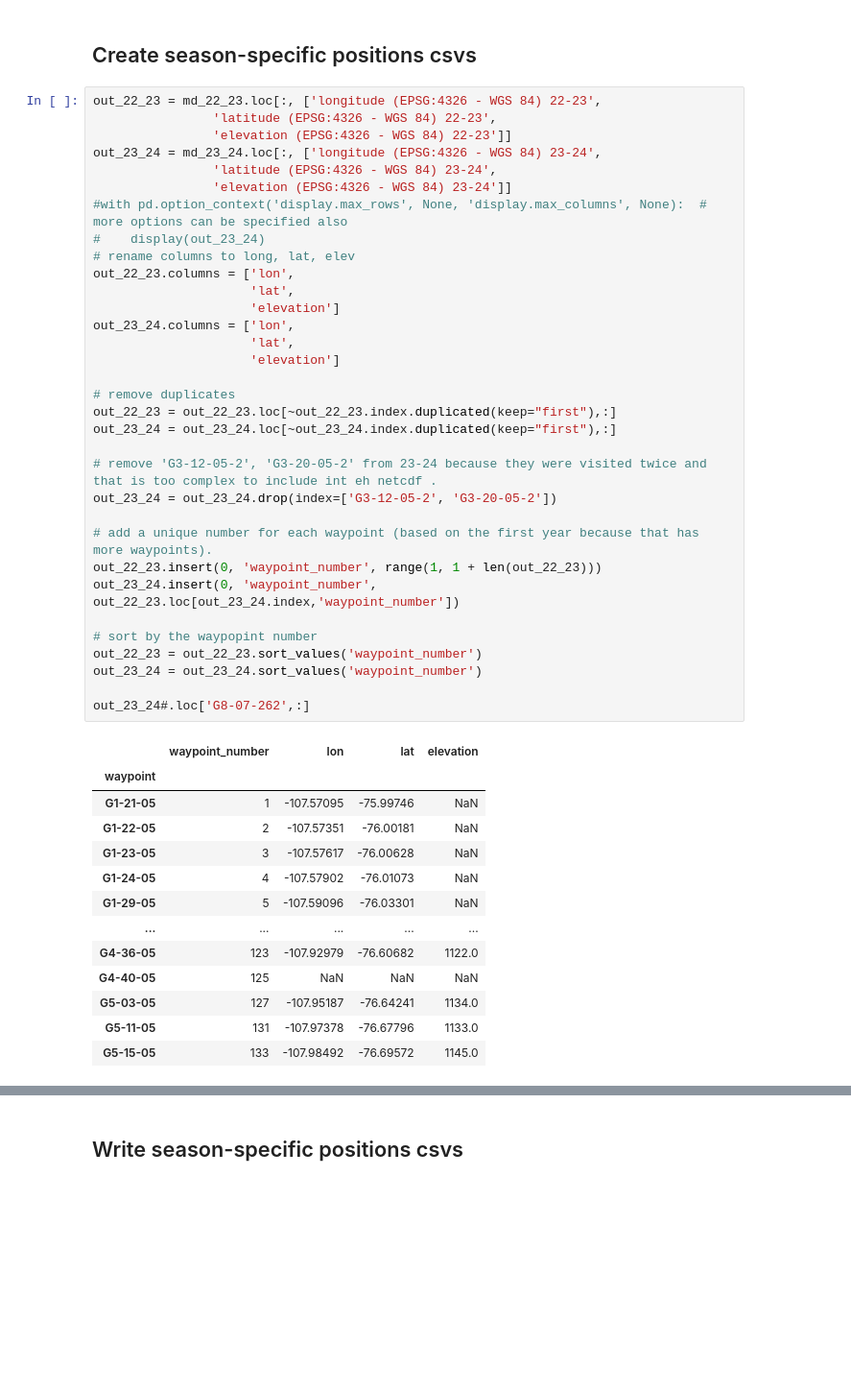
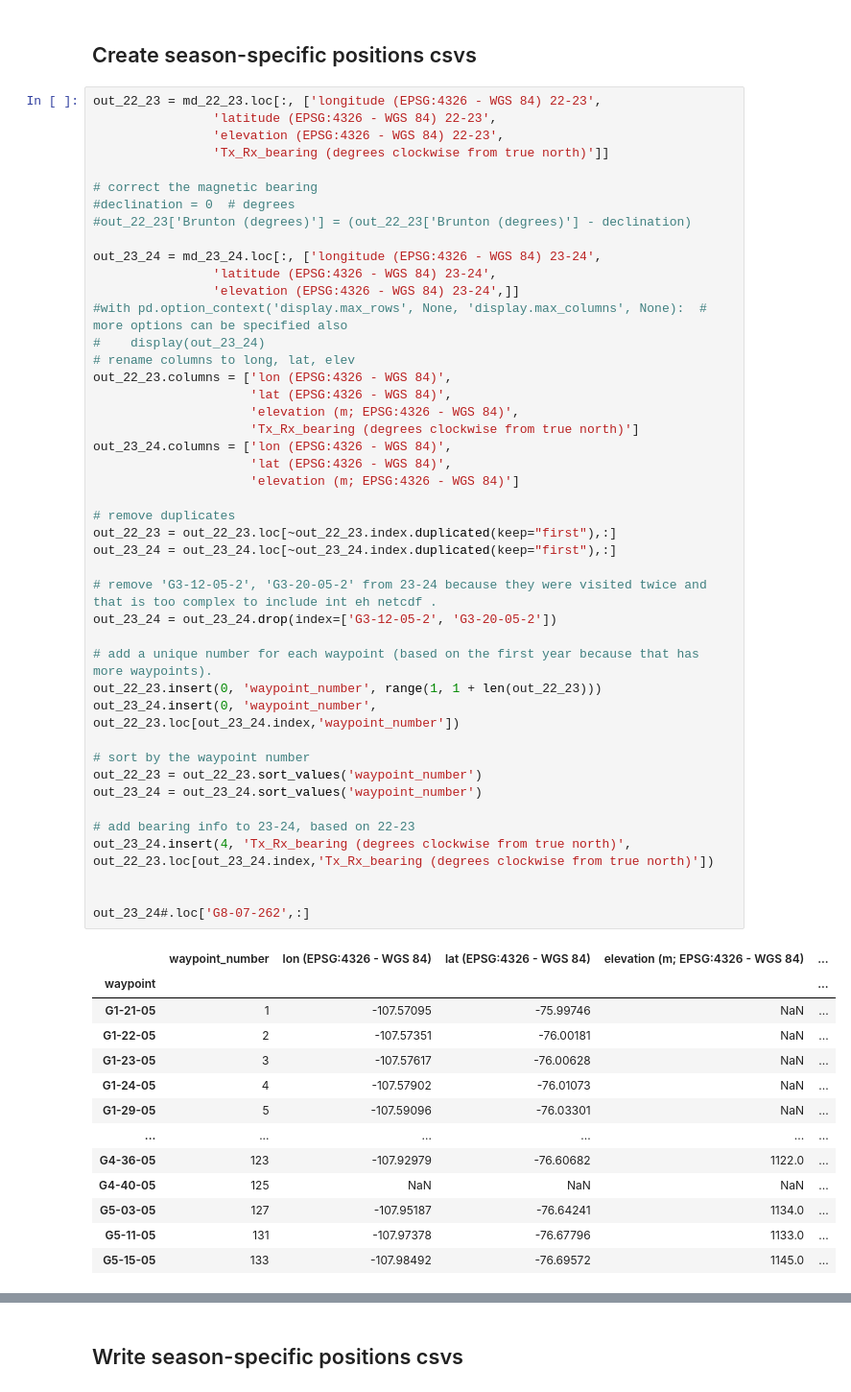
Before and after one commit to GHOST-thwaites/GHOST_ApRES_archiving, a Jupyter notebook: notebooks/attended/metadata_preparation.ipynb, the cells around one changed output, grey strips where cells are left out. Shown at 96% size. Drawn from its saved outputs; the diff is of its cells as text; blank space fills up the shorter version.

```diff
--- a/notebooks/attended/metadata_preparation.ipynb
+++ b/notebooks/attended/metadata_preparation.ipynb
@@ -223,47 +257,58 @@ no entry for G9-22-227 in 2023-2024 metadata
 # %%
 out_22_23 = md_22_23.loc[:, ['longitude (EPSG:4326 - WGS 84) 22-23',
                 'latitude (EPSG:4326 - WGS 84) 22-23',
-                'elevation (EPSG:4326 - WGS 84) 22-23']]
+                'elevation (EPSG:4326 - WGS 84) 22-23',
+                'Tx_Rx_bearing (degrees clockwise from true north)']]
+
+# correct the magnetic bearing
+#declination = 0  # degrees
+#out_22_23['Brunton (degrees)'] = (out_22_23['Brunton (degrees)'] - declination)
+
 out_23_24 = md_23_24.loc[:, ['longitude (EPSG:4326 - WGS 84) 23-24',
                 'latitude (EPSG:4326 - WGS 84) 23-24',
-                'elevation (EPSG:4326 - WGS 84) 23-24']]
+                'elevation (EPSG:4326 - WGS 84) 23-24',]]
 #with pd.option_context('display.max_rows', None, 'display.max_columns', None):  # more options can be specified also
 #    display(out_23_24)
 # rename columns to long, lat, elev
-out_22_23.columns = ['lon',
-                     'lat',
-                     'elevation']
-out_23_24.columns = ['lon',
-                     'lat',
-                     'elevation']
+out_22_23.columns = ['lon (EPSG:4326 - WGS 84)',
+                     'lat (EPSG:4326 - WGS 84)',
+                     'elevation (m; EPSG:4326 - WGS 84)',
+                     'Tx_Rx_bearing (degrees clockwise from true north)']
+out_23_24.columns = ['lon (EPSG:4326 - WGS 84)',
+                     'lat (EPSG:4326 - WGS 84)',
+                     'elevation (m; EPSG:4326 - WGS 84)']
 
 # remove duplicates
 out_22_23 = out_22_23.loc[~out_22_23.index.duplicated(keep="first"),:]
 out_23_24 = out_23_24.loc[~out_23_24.index.duplicated(keep="first"),:]
 
 # remove 'G3-12-05-2', 'G3-20-05-2' from 23-24 because they were visited twice and that is too complex to include int eh netcdf .
 out_23_24 = out_23_24.drop(index=['G3-12-05-2', 'G3-20-05-2'])
 
 # add a unique number for each waypoint (based on the first year because that has more waypoints).
 out_22_23.insert(0, 'waypoint_number', range(1, 1 + len(out_22_23)))
 out_23_24.insert(0, 'waypoint_number', out_22_23.loc[out_23_24.index,'waypoint_number'])
 
-# sort by the waypopint number
+# sort by the waypoint number
 out_22_23 = out_22_23.sort_values('waypoint_number')
 out_23_24 = out_23_24.sort_values('waypoint_number')
 
+# add bearing info to 23-24, based on 22-23
+out_23_24.insert(4, 'Tx_Rx_bearing (degrees clockwise from true north)', out_22_23.loc[out_23_24.index,'Tx_Rx_bearing (degrees clockwise from true north)'])
+
+
 out_23_24#.loc['G8-07-262',:]
 # %% [output]
-|  | waypoint_number | lon | lat | elevation |
-| waypoint |  |  |  |  |
-| G1-21-05 | 1 | -107.57095 | -75.99746 | NaN |
-| G1-22-05 | 2 | -107.57351 | -76.00181 | NaN |
-| G1-23-05 | 3 | -107.57617 | -76.00628 | NaN |
-| G1-24-05 | 4 | -107.57902 | -76.01073 | NaN |
-| G1-29-05 | 5 | -107.59096 | -76.03301 | NaN |
-| ... | ... | ... | ... | ... |
-| G4-36-05 | 123 | -107.92979 | -76.60682 | 1122.0 |
-| G4-40-05 | 125 | NaN | NaN | NaN |
-| G5-03-05 | 127 | -107.95187 | -76.64241 | 1134.0 |
-| G5-11-05 | 131 | -107.97378 | -76.67796 | 1133.0 |
-| G5-15-05 | 133 | -107.98492 | -76.69572 | 1145.0 |
+|  | waypoint_number | lon (EPSG:4326 - WGS 84) | lat (EPSG:4326 - WGS 84) | elevation (m; EPSG:4326 - WGS 84) | ... |
+| waypoint |  |  |  |  | ... |
+| G1-21-05 | 1 | -107.57095 | -75.99746 | NaN | ... |
+| G1-22-05 | 2 | -107.57351 | -76.00181 | NaN | ... |
+| G1-23-05 | 3 | -107.57617 | -76.00628 | NaN | ... |
+| G1-24-05 | 4 | -107.57902 | -76.01073 | NaN | ... |
+| G1-29-05 | 5 | -107.59096 | -76.03301 | NaN | ... |
+| ... | ... | ... | ... | ... | ... |
+| G4-36-05 | 123 | -107.92979 | -76.60682 | 1122.0 | ... |
+| G4-40-05 | 125 | NaN | NaN | NaN | ... |
+| G5-03-05 | 127 | -107.95187 | -76.64241 | 1134.0 | ... |
+| G5-11-05 | 131 | -107.97378 | -76.67796 | 1133.0 | ... |
+| G5-15-05 | 133 | -107.98492 | -76.69572 | 1145.0 | ... |
```
Also changed, not shown: parts of 15 cells of this notebook.
